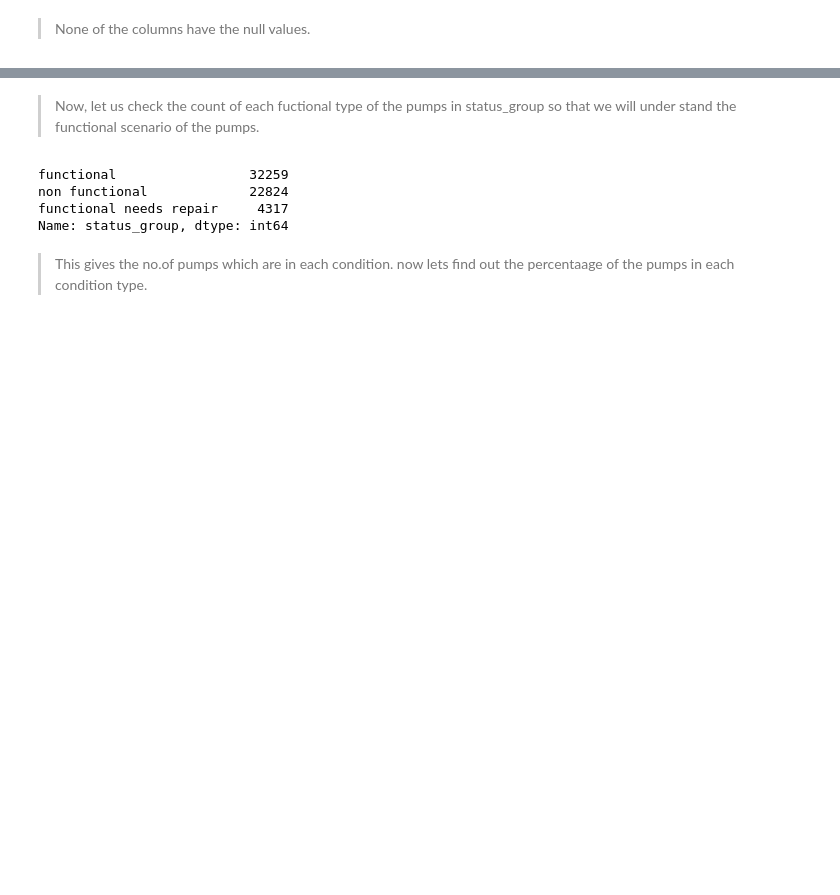
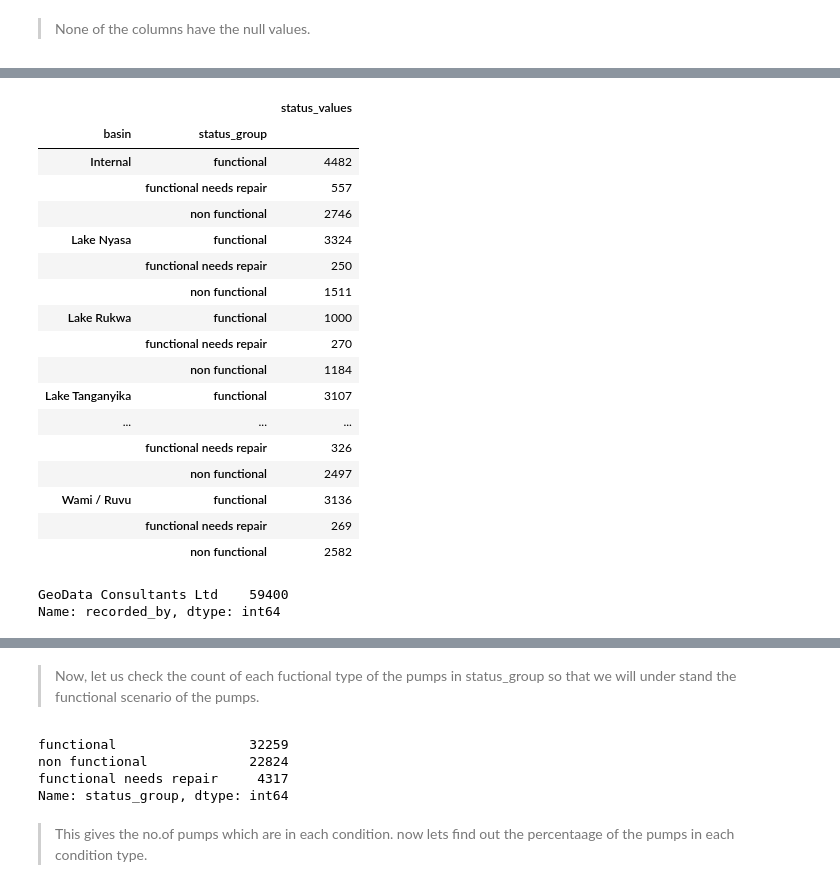
Before and after one commit to ksdkalluri/identifying_faulty_pumps, a Jupyter notebook: Identifying_which_pumps_are_faulty.ipynb, the cells around one changed output, grey strips where cells are left out. Cells and saved outputs as stored; diff of their text form; code cells hidden in the pictures; blank space fills up the shorter version.

Commit message:
Cleaned the dataset to required format.

```diff
--- a/Identifying_which_pumps_are_faulty.ipynb
+++ b/Identifying_which_pumps_are_faulty.ipynb
@@ -566,0 +589,26 @@ dtype: int64
+# %%
+#converting the datatimeinto categorical as in :  '60s', '70s', '80s', '90s, '00s', '10s', 'unknown'.
+
+def construction_clean(row):
+    if row['construction_year'] >= 1960 and row['construction_year'] < 1970:
+        return '60s'
+    elif row['construction_year'] >= 1970 and row['construction_year'] < 1980:
+        return '70s'
+    elif row['construction_year'] >= 1980 and row['construction_year'] < 1990:
+        return '80s'
+    elif row['construction_year'] >= 1990 and row['construction_year'] < 2000:
+        return '90s'
+    elif row['construction_year'] >= 2000 and row['construction_year'] < 2010:
+        return '00s'
+    elif row['construction_year'] >= 2010:
+        return '10s'
+    else:
+        return 'unknown'
+
+training_df['construction_year'] = training_df.apply(lambda row: construction_clean(row), axis=1)
+# %%
+## Converting the Month column into date time object.
+training_df['month']=pd.to_datetime(training_df.date_recorded).dt.month
+# %%
+training_df.date_recorded = pd.to_datetime(training_df.date_recorded)
+training_df.date_recorded.describe()
@@ -566,0 +623,7 @@ dtype: int64
+# %%
+# The most recent data is 2013-12-03. Subtract each date from this point to obtain a
+# 'days_since_recorded' column.
+training_df.date_recorded = pd.datetime(2013, 12, 3) - pd.to_datetime(training_df.date_recorded)
+training_df.columns = ['days_since_recorded' if x=='date_recorded' else x for x in training_df.columns]
+training_df.days_since_recorded = training_df.days_since_recorded.astype('timedelta64[D]').astype(int)
+training_df.days_since_recorded.describe()
@@ -566,0 +654,28 @@ dtype: int64
+# %%
+piv_table = pd.pivot_table(training_df, index=['basin', 'status_group'],
+                           values=['status_values'], aggfunc='count')
+piv_table
+# %% [output]
+|  |  | status_values |
+| basin | status_group |  |
+| Internal | functional | 4482 |
+|  | functional needs repair | 557 |
+|  | non functional | 2746 |
+| Lake Nyasa | functional | 3324 |
+|  | functional needs repair | 250 |
+|  | non functional | 1511 |
+| Lake Rukwa | functional | 1000 |
+|  | functional needs repair | 270 |
+|  | non functional | 1184 |
+| Lake Tanganyika | functional | 3107 |
+| ... | ... | ... |
+|  | functional needs repair | 326 |
+|  | non functional | 2497 |
+| Wami / Ruvu | functional | 3136 |
+|  | functional needs repair | 269 |
+|  | non functional | 2582 |
+# %%
+training_df.recorded_by.value_counts()
+# %% [output]
+GeoData Consultants Ltd    59400
+Name: recorded_by, dtype: int64
```
Also changed, not shown: parts of 31 cells of this notebook, 2 other files.
